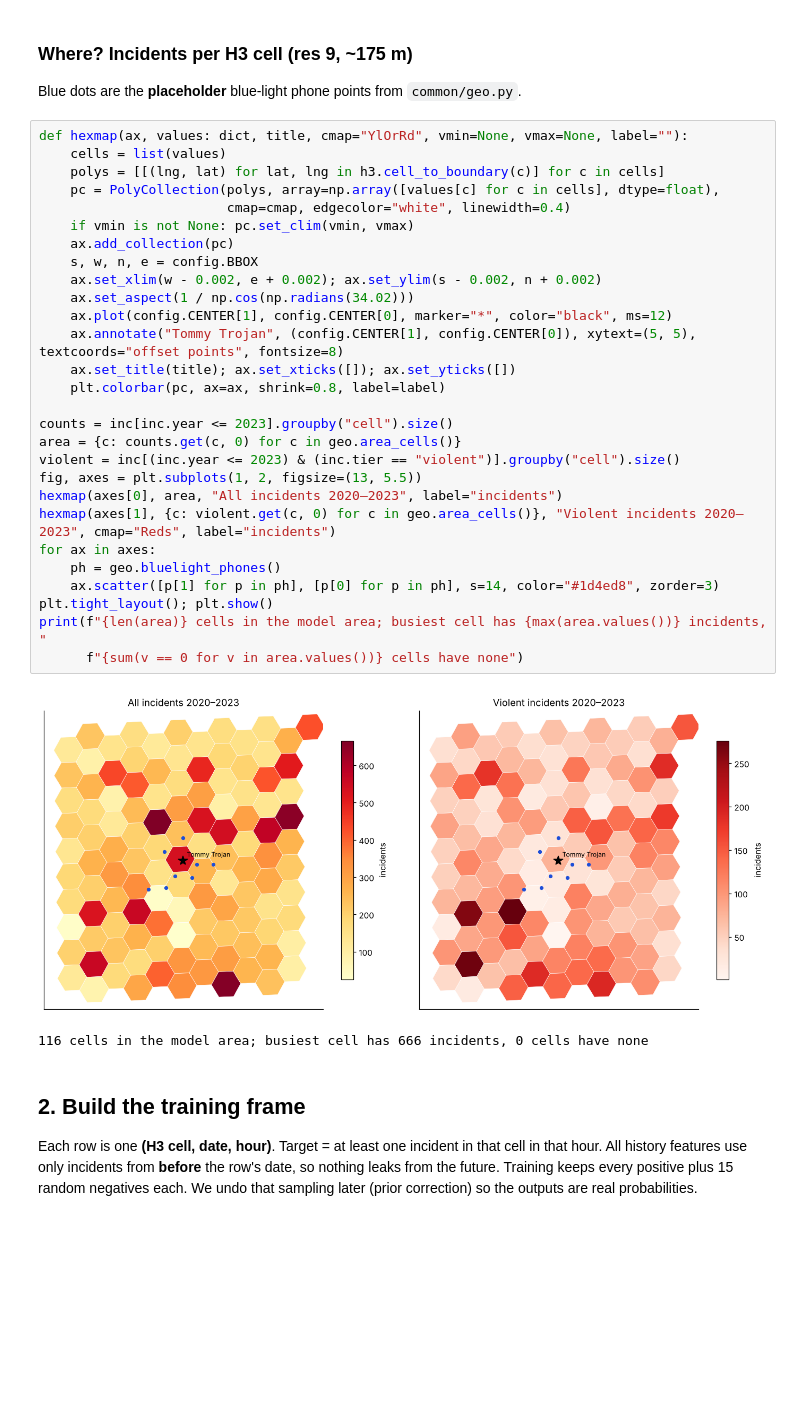
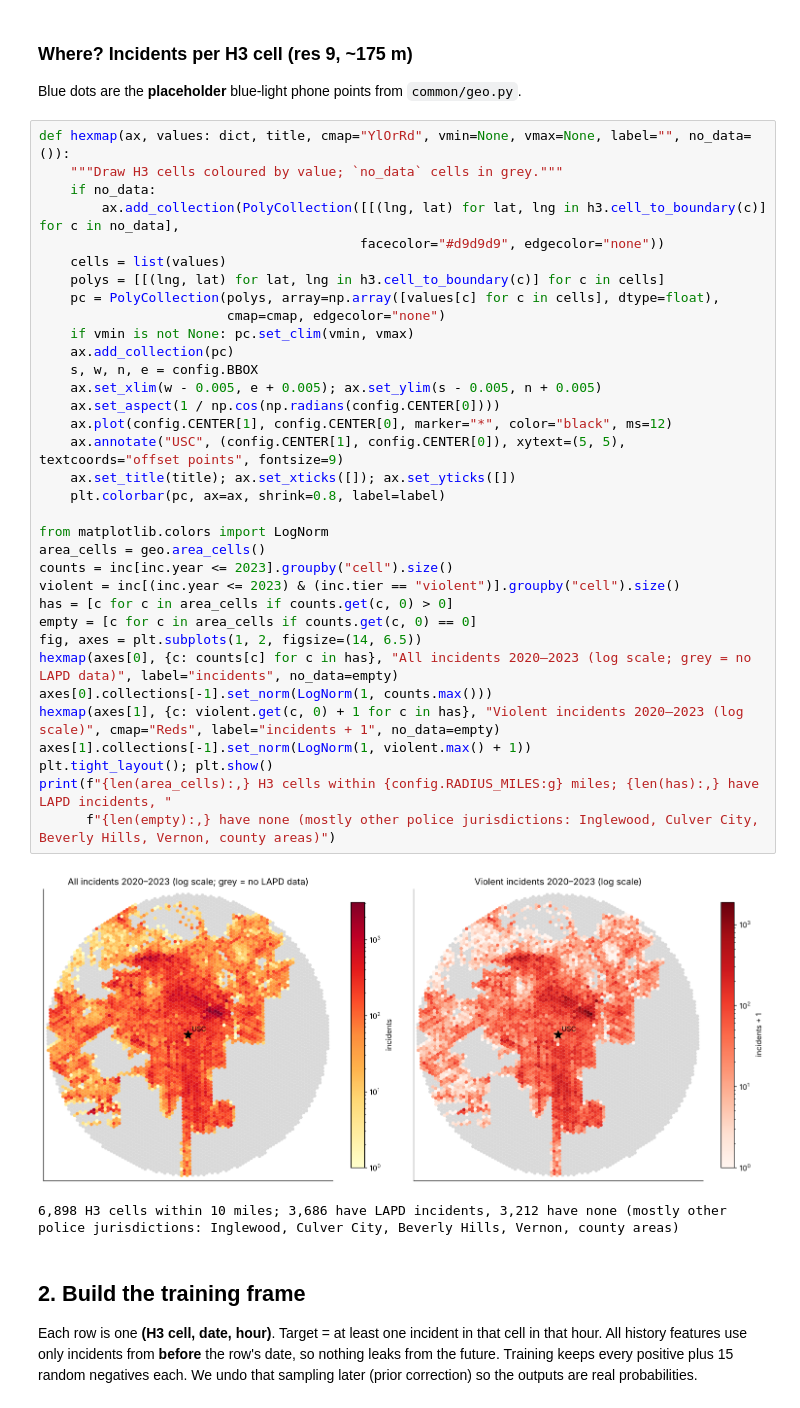
Before and after one commit to BenNormann/fight-or-flight-BE, a Jupyter notebook: algorithm/explore_train_infer.ipynb, the cells around one changed output. Saved outputs shown, nothing was run; the diff lists cells and outputs as text; blank space fills up the shorter version.

```diff
--- a/algorithm/explore_train_infer.ipynb
+++ b/algorithm/explore_train_infer.ipynb
@@ -135,36 +135,42 @@ pd.DataFrame({
 
 Blue dots are the **placeholder** blue-light phone points from `common/geo.py`.
 # %%
-def hexmap(ax, values: dict, title, cmap="YlOrRd", vmin=None, vmax=None, label=""):
+def hexmap(ax, values: dict, title, cmap="YlOrRd", vmin=None, vmax=None, label="", no_data=()):
+    """Draw H3 cells coloured by value; `no_data` cells in grey."""
+    if no_data:
+        ax.add_collection(PolyCollection([[(lng, lat) for lat, lng in h3.cell_to_boundary(c)] for c in no_data],
+                                         facecolor="#d9d9d9", edgecolor="none"))
     cells = list(values)
     polys = [[(lng, lat) for lat, lng in h3.cell_to_boundary(c)] for c in cells]
     pc = PolyCollection(polys, array=np.array([values[c] for c in cells], dtype=float),
-                        cmap=cmap, edgecolor="white", linewidth=0.4)
+                        cmap=cmap, edgecolor="none")
     if vmin is not None: pc.set_clim(vmin, vmax)
     ax.add_collection(pc)
     s, w, n, e = config.BBOX
-    ax.set_xlim(w - 0.002, e + 0.002); ax.set_ylim(s - 0.002, n + 0.002)
-    ax.set_aspect(1 / np.cos(np.radians(34.02)))
+    ax.set_xlim(w - 0.005, e + 0.005); ax.set_ylim(s - 0.005, n + 0.005)
+    ax.set_aspect(1 / np.cos(np.radians(config.CENTER[0])))
     ax.plot(config.CENTER[1], config.CENTER[0], marker="*", color="black", ms=12)
-    ax.annotate("Tommy Trojan", (config.CENTER[1], config.CENTER[0]), xytext=(5, 5), textcoords="offset points", fontsize=8)
+    ax.annotate("USC", (config.CENTER[1], config.CENTER[0]), xytext=(5, 5), textcoords="offset points", fontsize=9)
     ax.set_title(title); ax.set_xticks([]); ax.set_yticks([])
     plt.colorbar(pc, ax=ax, shrink=0.8, label=label)
 
+from matplotlib.colors import LogNorm
+area_cells = geo.area_cells()
 counts = inc[inc.year <= 2023].groupby("cell").size()
-area = {c: counts.get(c, 0) for c in geo.area_cells()}
 violent = inc[(inc.year <= 2023) & (inc.tier == "violent")].groupby("cell").size()
-fig, axes = plt.subplots(1, 2, figsize=(13, 5.5))
-hexmap(axes[0], area, "All incidents 2020–2023", label="incidents")
-hexmap(axes[1], {c: violent.get(c, 0) for c in geo.area_cells()}, "Violent incidents 2020–2023", cmap="Reds", label="incidents")
-for ax in axes:
-    ph = geo.bluelight_phones()
-    ax.scatter([p[1] for p in ph], [p[0] for p in ph], s=14, color="#1d4ed8", zorder=3)
+has = [c for c in area_cells if counts.get(c, 0) > 0]
+empty = [c for c in area_cells if counts.get(c, 0) == 0]
+fig, axes = plt.subplots(1, 2, figsize=(14, 6.5))
+hexmap(axes[0], {c: counts[c] for c in has}, "All incidents 2020–2023 (log scale; grey = no LAPD data)", label="incidents", no_data=empty)
+axes[0].collections[-1].set_norm(LogNorm(1, counts.max()))
+hexmap(axes[1], {c: violent.get(c, 0) + 1 for c in has}, "Violent incidents 2020–2023 (log scale)", cmap="Reds", label="incidents + 1", no_data=empty)
+axes[1].collections[-1].set_norm(LogNorm(1, violent.max() + 1))
 plt.tight_layout(); plt.show()
-print(f"{len(area)} cells in the model area; busiest cell has {max(area.values())} incidents, "
-      f"{sum(v == 0 for v in area.values())} cells have none")
+print(f"{len(area_cells):,} H3 cells within {config.RADIUS_MILES:g} miles; {len(has):,} have LAPD incidents, "
+      f"{len(empty):,} have none (mostly other police jurisdictions: Inglewood, Culver City, Beverly Hills, Vernon, county areas)")
 # %% [output]
-[figure, old version]
+[figure, new version]
-116 cells in the model area; busiest cell has 666 incidents, 0 cells have none
+6,898 H3 cells within 10 miles; 3,686 have LAPD incidents, 3,212 have none (mostly other police jurisdictions: Inglewood, Culver City, Beverly Hills, Vernon, county areas)
 # %% [markdown]
 ## 2. Build the training frame
 
```
Also changed, not shown: parts of 20 cells of this notebook.
